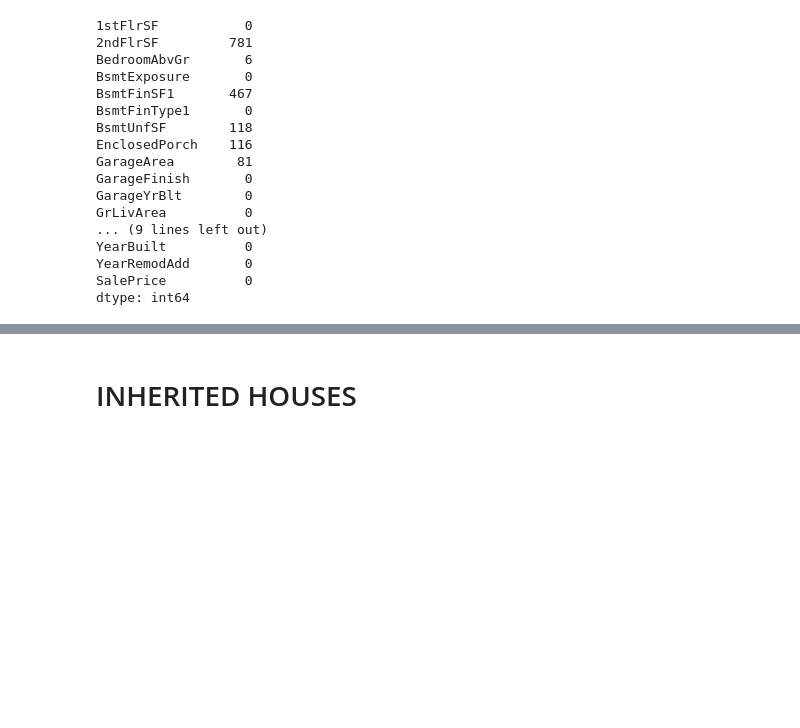
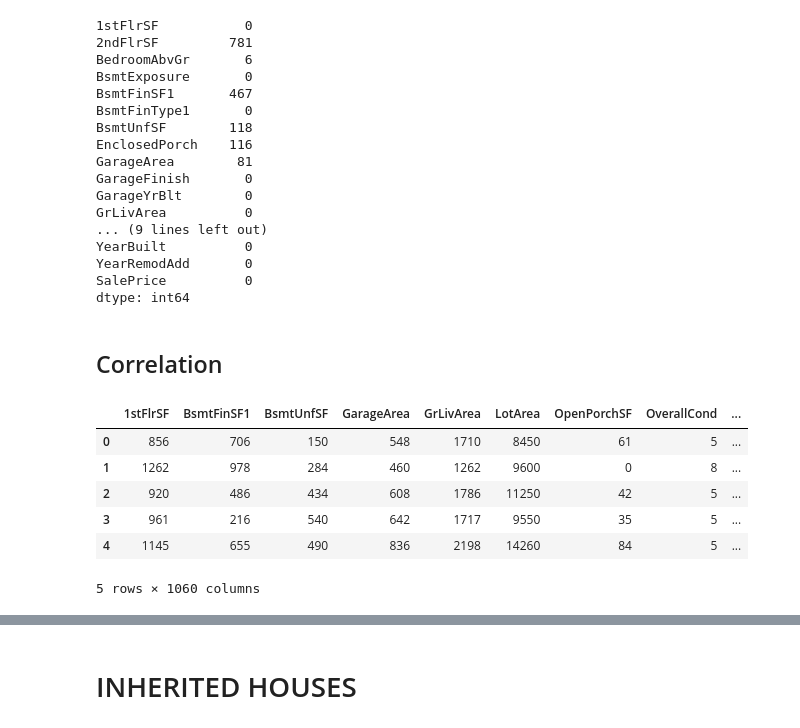
Before and after one commit to aksurcos/P5-Heritage-Housing, a Jupyter notebook: jupyter_notebooks/02_data_inspection.ipynb, the cells around one changed output, grey strips where cells are left out. Drawn from its saved outputs; the diff is of its cells as text; code cells hidden in the pictures; blank space fills up the shorter version.

```diff
--- a/jupyter_notebooks/02_data_inspection.ipynb
+++ b/jupyter_notebooks/02_data_inspection.ipynb
@@ -365,3 +365,5 @@ YearBuilt          0
 YearRemodAdd       0
 SalePrice          0
 dtype: int64
+# %% [markdown]
+## Correlation
@@ -367,0 +377,13 @@ dtype: int64
+# %%
+from feature_engine.encoding import OneHotEncoder
+encoder = OneHotEncoder(variables=ohe.columns[ohe.dtypes=='object'].to_list(), drop_last=False)
+df_onehot = encoder.fit_transform(ohe)
+df_onehot.head(5)
+# %% [output]
+|  | 1stFlrSF | BsmtFinSF1 | BsmtUnfSF | GarageArea | GrLivArea | LotArea | OpenPorchSF | OverallCond | ... |
+| 0 | 856 | 706 | 150 | 548 | 1710 | 8450 | 61 | 5 | ... |
+| 1 | 1262 | 978 | 284 | 460 | 1262 | 9600 | 0 | 8 | ... |
+| 2 | 920 | 486 | 434 | 608 | 1786 | 11250 | 42 | 5 | ... |
+| 3 | 961 | 216 | 540 | 642 | 1717 | 9550 | 35 | 5 | ... |
+| 4 | 1145 | 655 | 490 | 836 | 2198 | 14260 | 84 | 5 | ... |
+5 rows × 1060 columns
```
Also changed, not shown: parts of 10 cells of this notebook, 1 other file.
